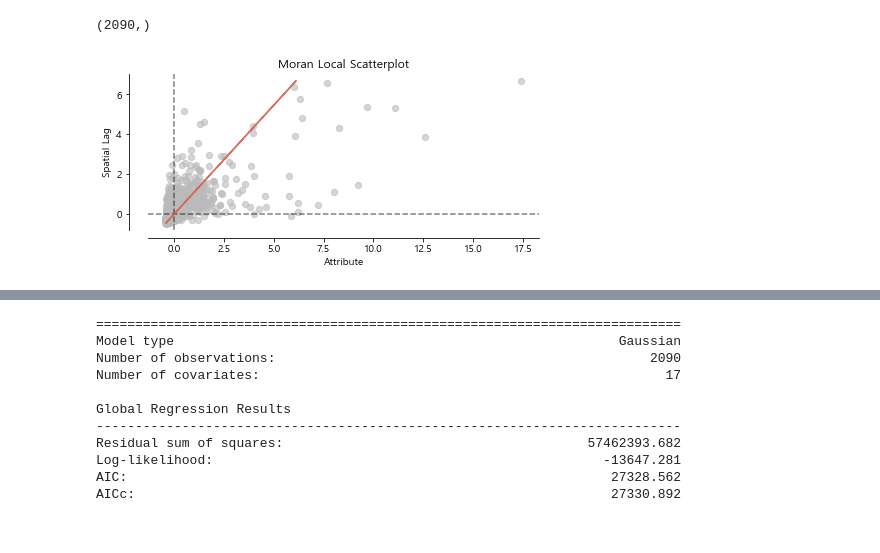
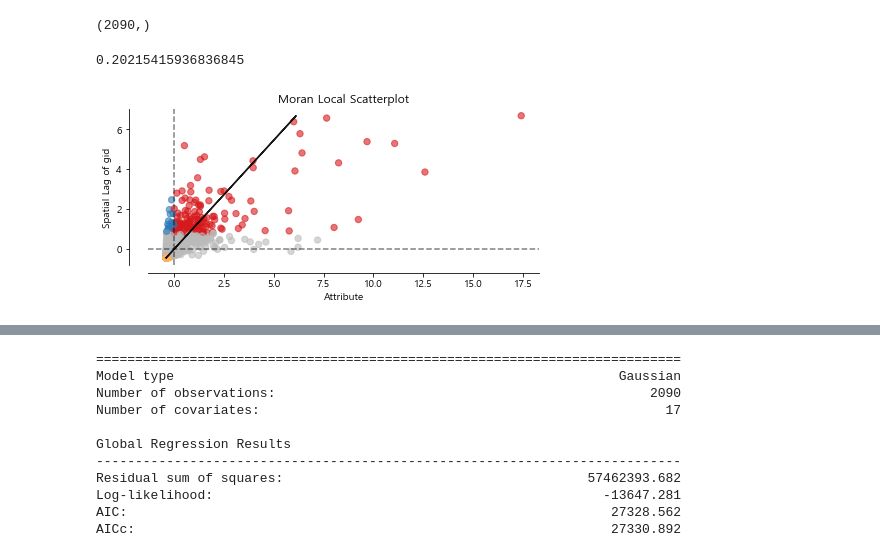
Before and after one commit to yxbxn/COMPAS2021-Suwon, a Jupyter notebook: 지리가중회귀-수원시.ipynb, the cells around one changed output, grey strips where cells are left out. Drawn from its saved outputs; the diff is of its cells as text; code cells hidden in the pictures.

```diff
--- a/지리가중회귀-수원시.ipynb
+++ b/지리가중회귀-수원시.ipynb
@@ -595,8 +594,13 @@ mil.Is.shape
+# %%
+mil.p_z_sim[0]
+# %% [output]
+0.20215415936836845
 # %%
-fig, ax = moran_scatterplot(mil, aspect_equal=True)
+fig, ax = moran_scatterplot(mil, aspect_equal=True, p=0.05)
+ax.set_ylabel('Spatial Lag of gid')
 plt.show()
 # %% [output]
-[figure, old version]
+[figure, new version]
 # %%
 idx = mil.p_sim < 0.05
 mil.p_sim[idx]
```
Also changed, not shown: parts of 12 cells of this notebook, 1 other file.
